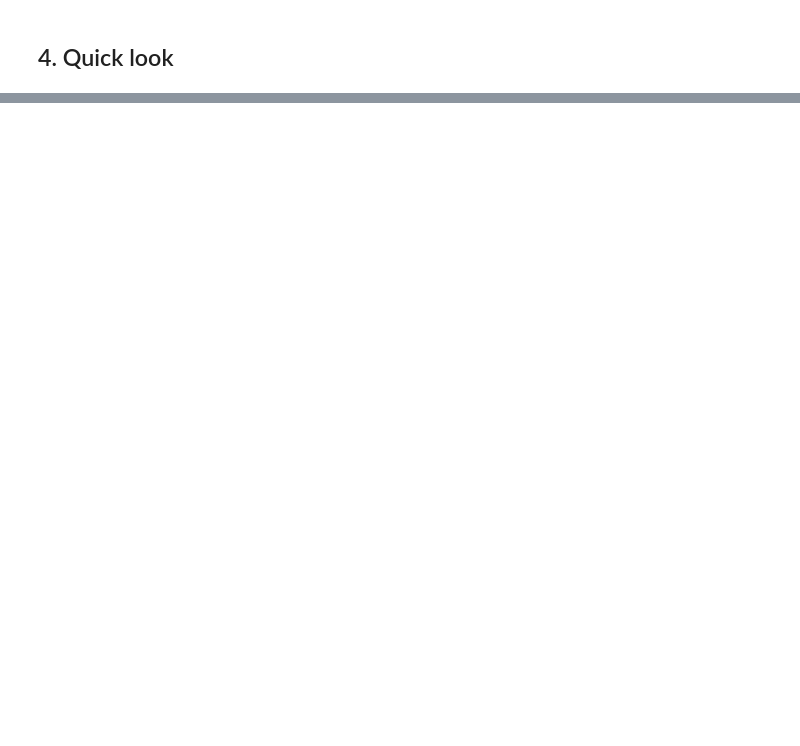
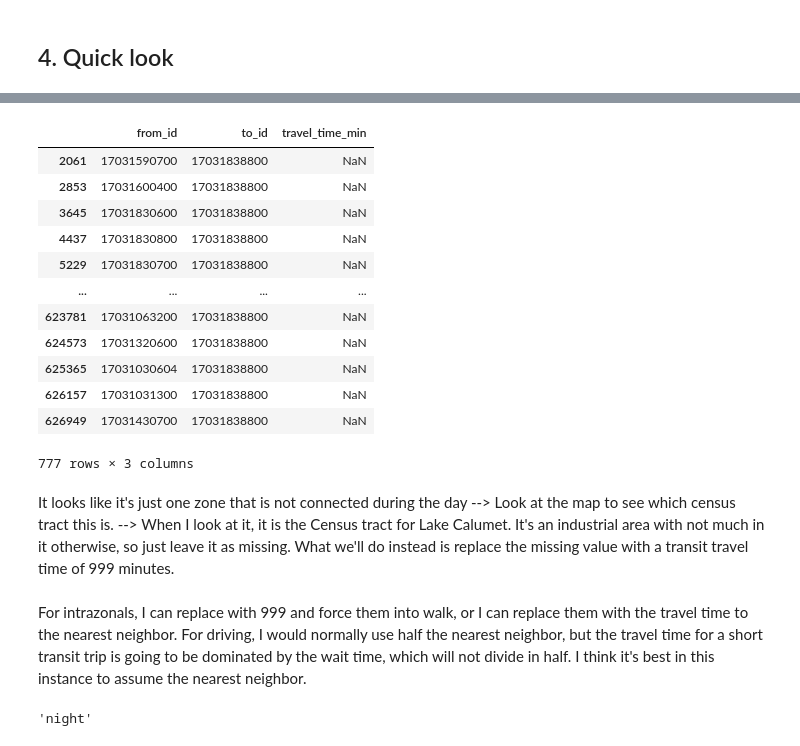
Before and after one commit to gregerhardt/rh_pricing, a Jupyter notebook: skims/Make Skims.ipynb, the cells around one changed output, grey strips where cells are left out. Cells and saved outputs as stored; diff of their text form; code cells hidden in the pictures; blank space fills up the shorter version.

```diff
--- a/skims/Make Skims.ipynb
+++ b/skims/Make Skims.ipynb
@@ -122,0 +222,18 @@ am.head()
+# %%
+am[am['travel_time_min'].isna()]
+# %% [output]
+|  | from_id | to_id | travel_time_min |
+| 2061 | 17031590700 | 17031838800 | NaN |
+| 2853 | 17031600400 | 17031838800 | NaN |
+| 3645 | 17031830600 | 17031838800 | NaN |
+| 4437 | 17031830800 | 17031838800 | NaN |
+| 5229 | 17031830700 | 17031838800 | NaN |
+| ... | ... | ... | ... |
+| 623781 | 17031063200 | 17031838800 | NaN |
+| 624573 | 17031320600 | 17031838800 | NaN |
+| 625365 | 17031030604 | 17031838800 | NaN |
+| 626157 | 17031031300 | 17031838800 | NaN |
+| 626949 | 17031430700 | 17031838800 | NaN |
+777 rows × 3 columns
+# %% [markdown]
+It looks like it's just one zone that is not connected during the day --> Look at the map to see which census tract this is. -->  When I look at it, it is the Census tract for Lake Calumet.  It's an industrial area with not much in it otherwise, so just leave it as missing.  What we'll do instead is replace the missing value with a transit travel time of 999 minutes.
@@ -122,0 +247,7 @@ am.head()
+# %% [markdown]
+For intrazonals, I can replace with 999 and force them into walk, or I can replace them with the travel time to the nearest neighbor.  For driving, I would normally use half the nearest neighbor, but the travel time for a short transit trip is going to be dominated by the wait time, which will not divide in half.  I think it's best in this instance to assume the nearest neighbor.
+# %%
+# hmm..
+TIME_PERIODS[0][0]
+# %% [output]
+'night'
```
Also changed, not shown: parts of 15 cells of this notebook, 1 other file.
